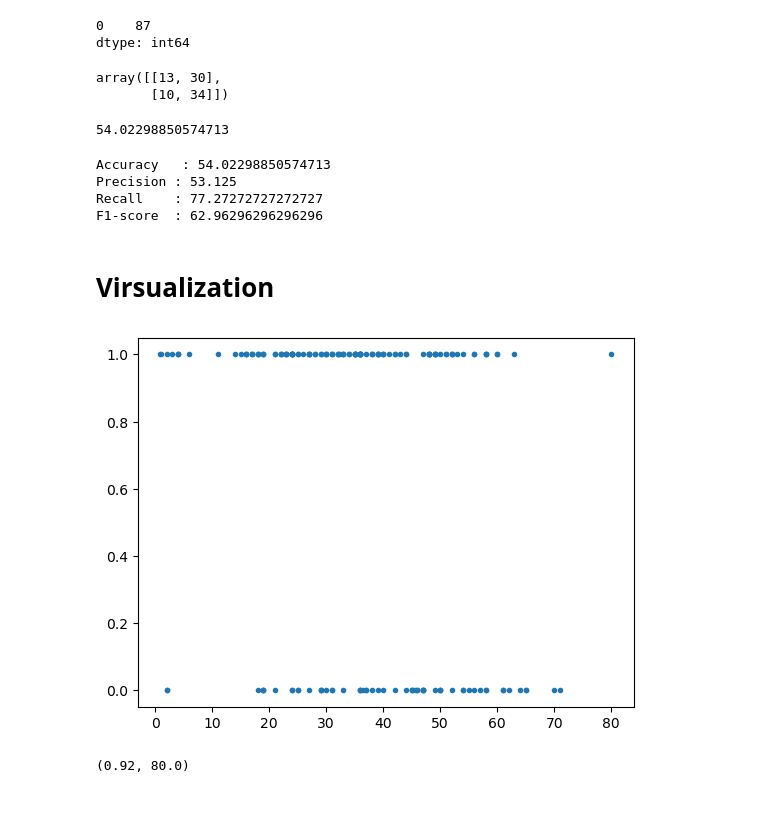
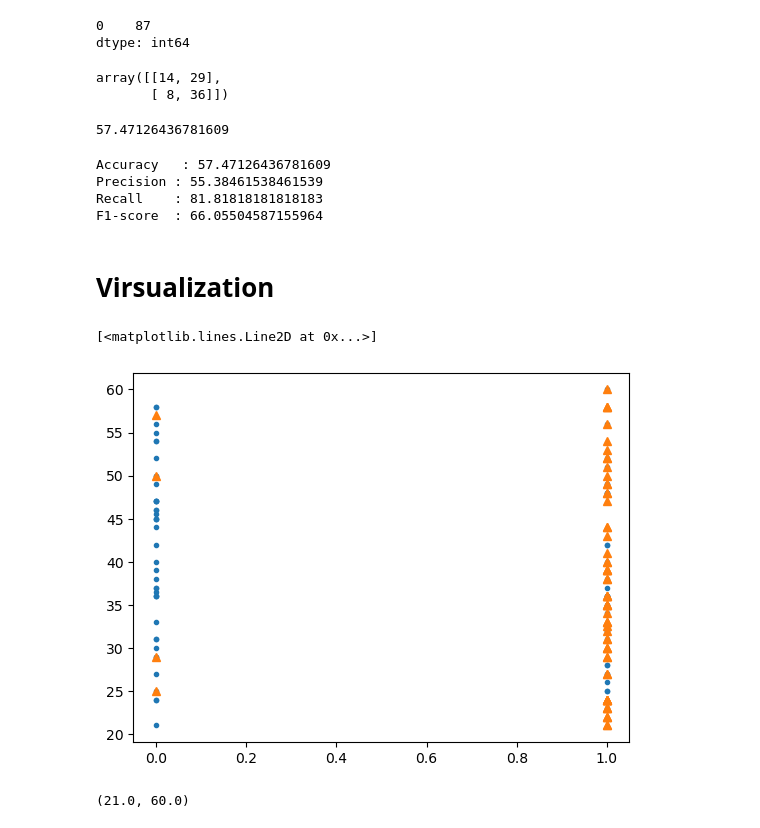
Before and after one commit to DEVANSARAVANAN/ML-End2End-Project, a Jupyter notebook: titanic-123.ipynb, the cells around one changed output. Drawn from its saved outputs; the diff is of its cells as text; code cells hidden in the pictures.

```diff
--- a/titanic-123.ipynb
+++ b/titanic-123.ipynb
@@ -42,0 +27,3 @@ train_df
+# %%
+train_df=train_df.drop("PassengerId",axis=1)
+train_df
@@ -155,0 +161,5 @@ y_train
+# %%
+train_df1=train_df[train_df['Age'] <= 60 ][train_df.columns]
+train_df2=train_df1[train_df1['Age']>= 20 ][train_df1.columns]
+# or (train_df['Age'].max())
+train_df2
@@ -155,0 +180,7 @@ y_train
+# %%
+train_df=train_df2
+g = sns.FacetGrid(train_df, col='Survived')
+g.map(plt.hist,'Age', bins=10)
+train_df['Age'].min()
+
+train_df=train_df2
@@ -208,13 +248,13 @@ cm=CM(y_test,y_predict)
 # %%
 cm
 # %% [output]
-array([[13, 30],
-       [10, 34]])
+array([[14, 29],
+       [ 8, 36]])
 # %%
 acc=metrics.accuracy_score(y_test,y_predict)
 acc*100
 # %% [output]
-54.02298850574713
+57.47126436781609
 # %%
 # Finding precision and recall
 accuracy = metrics.accuracy_score(y_test, y_predict)
@@ -226,29 +266,27 @@ print("Recall    :", recall*100)
 F1_score = metrics.f1_score(y_test, y_predict)
 print("F1-score  :", F1_score*100)
 # %% [output]
-Accuracy   : 54.02298850574713
-Precision : 53.125
-Recall    : 77.27272727272727
-F1-score  : 62.96296296296296
+Accuracy   : 57.47126436781609
+Precision : 55.38461538461539
+Recall    : 81.81818181818183
+F1-score  : 66.05504587155964
 # %% [markdown]
 # **Virsualization**
 # %%
 import numpy as np
 
-# xpoints = train_df[train_df["Sex"]=="male"]['Survived']
-# ypoints = train_df[train_df["Sex"]=="male"]["Age"]
+xpoints = train_df[train_df["Sex"]=="male"]['Survived']
+ypoints = train_df[train_df["Sex"]=="male"]["Age"]
 
-# x1points = train_df[train_df["Sex"]!="male"]['Survived']
-# y1points = train_df[train_df["Sex"]!="male"]["Age"]
+x1points = train_df[train_df["Sex"]!="male"]['Survived']
+y1points = train_df[train_df["Sex"]!="male"]["Age"]
 
-# plt.plot(xpoints, ypoints,".")
-# plt.plot(x1points, y1points,"^")
-
-plt.plot(train_df['Age'],y_train["Survived"],'.')
-plt.show()
+plt.plot(xpoints, ypoints,".")
+plt.plot(x1points, y1points,"^")
 # %% [output]
+[<matplotlib.lines.Line2D at 0x...>]
-[figure, old version]
+[figure, new version]
 # %%
 train_df["Age"].min(),train_df["Age"].max()
 # %% [output]
-(0.92, 80.0)
+(21.0, 60.0)
```
Also changed, not shown: parts of 21 cells of this notebook.
